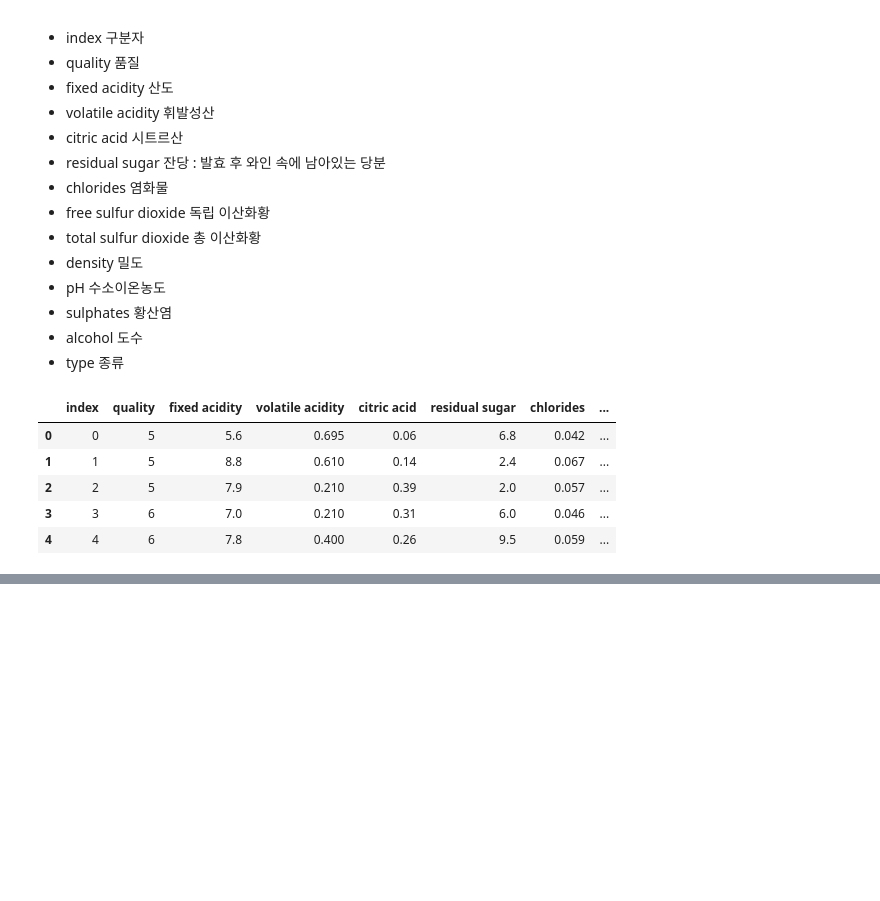
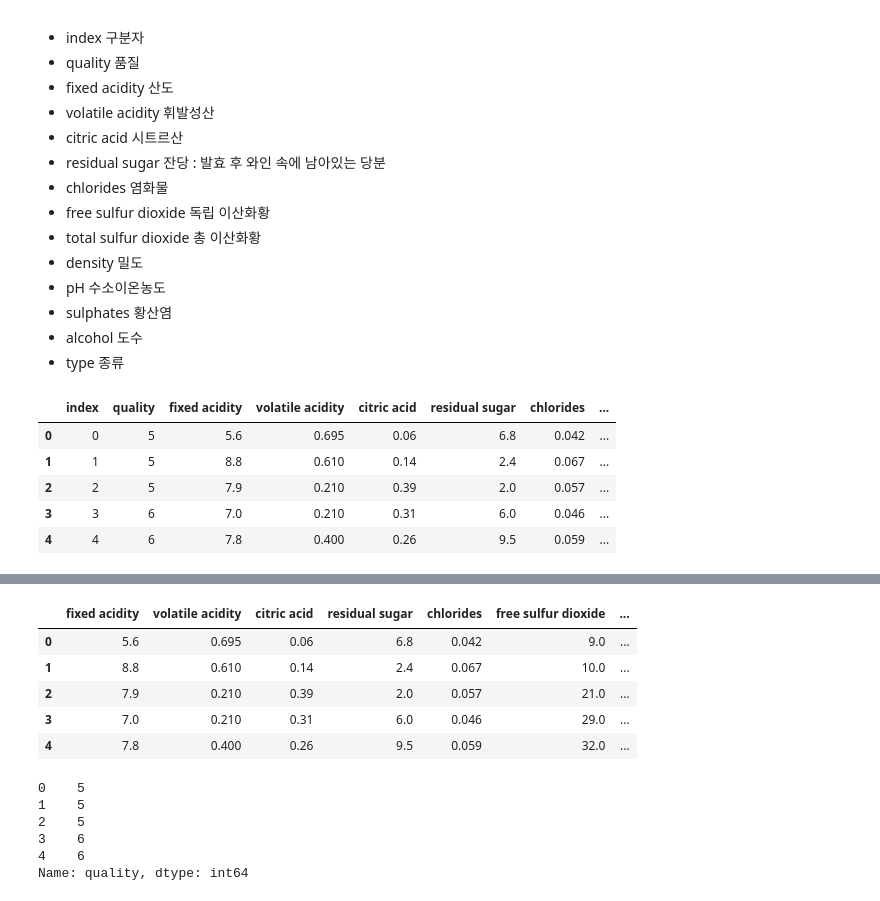
Before and after one commit to artisan229/Data-Analysis, a Jupyter notebook: 주피터노트북/데이콘 와인품질분류.ipynb, the cells around one changed output, grey strips where cells are left out. Saved outputs shown, nothing was run; the diff lists cells and outputs as text; code cells hidden in the pictures; blank space fills up the shorter version.

```diff
--- a/주피터노트북/데이콘 와인품질분류.ipynb
+++ b/주피터노트북/데이콘 와인품질분류.ipynb
@@ -32 +44,4 @@ train.head()
+# %%
+train['type'] = train['type'].map({'white':0, 'red':1}).astype(int)
+test['type'] = test['type'].map({'white':0, 'red':1}).astype(int)
 # %%
@@ -53,0 +56,4 @@ import lightgbm as lgbm
+# %%
+train_x = train.drop(['index', 'quality'], axis=1)
+train_y = train['quality']
+test_x = test.drop('index', axis=1)
@@ -53,0 +64,18 @@ import lightgbm as lgbm
+# %%
+train_x.head()
+# %% [output]
+|  | fixed acidity | volatile acidity | citric acid | residual sugar | chlorides | free sulfur dioxide | ... |
+| 0 | 5.6 | 0.695 | 0.06 | 6.8 | 0.042 | 9.0 | ... |
+| 1 | 8.8 | 0.610 | 0.14 | 2.4 | 0.067 | 10.0 | ... |
+| 2 | 7.9 | 0.210 | 0.39 | 2.0 | 0.057 | 21.0 | ... |
+| 3 | 7.0 | 0.210 | 0.31 | 6.0 | 0.046 | 29.0 | ... |
+| 4 | 7.8 | 0.400 | 0.26 | 9.5 | 0.059 | 32.0 | ... |
+# %%
+train_y.head()
+# %% [output]
+0    5
+1    5
+2    5
+3    6
+4    6
+Name: quality, dtype: int64
```
Also changed, not shown: parts of 12 cells of this notebook, 1 other file.
